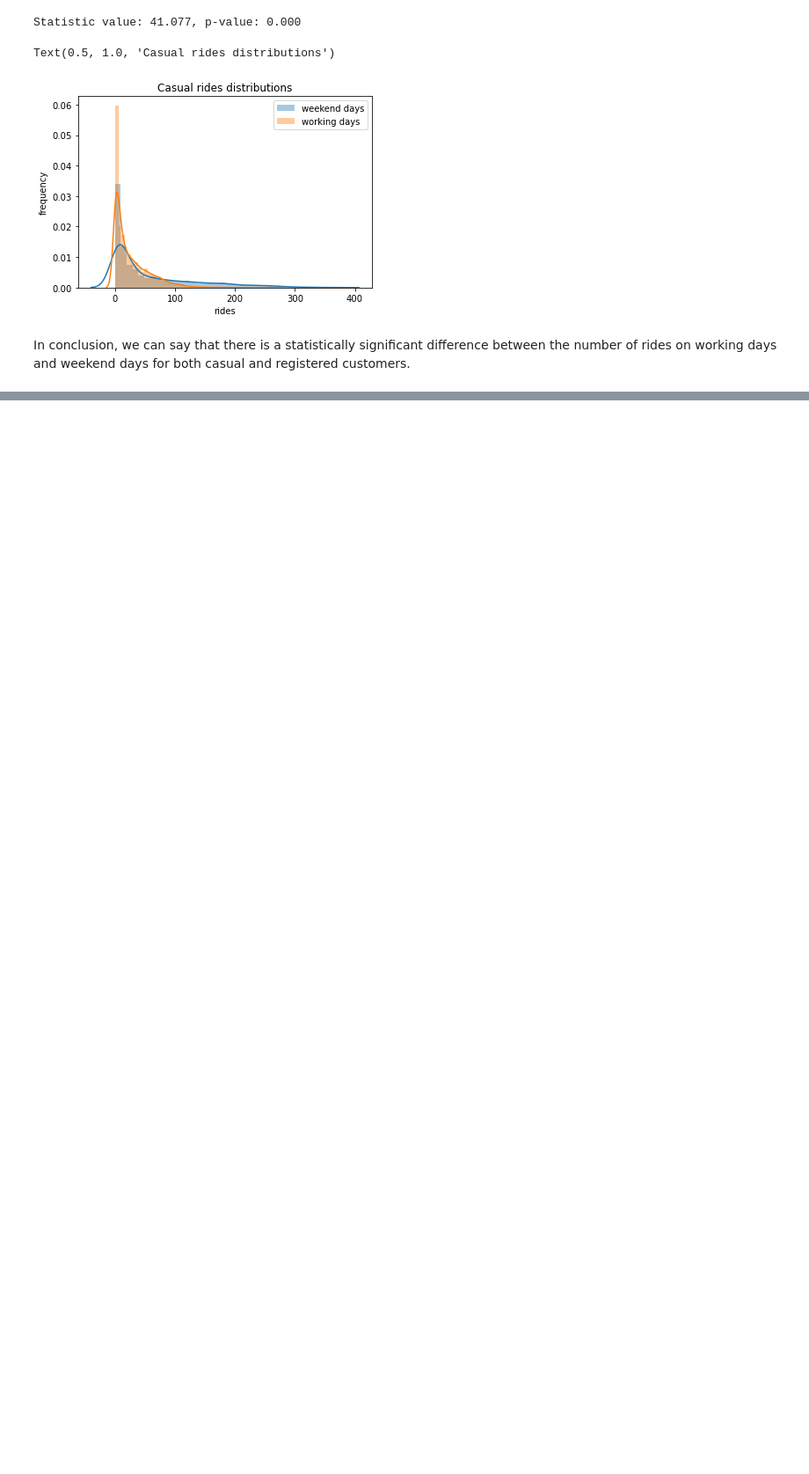
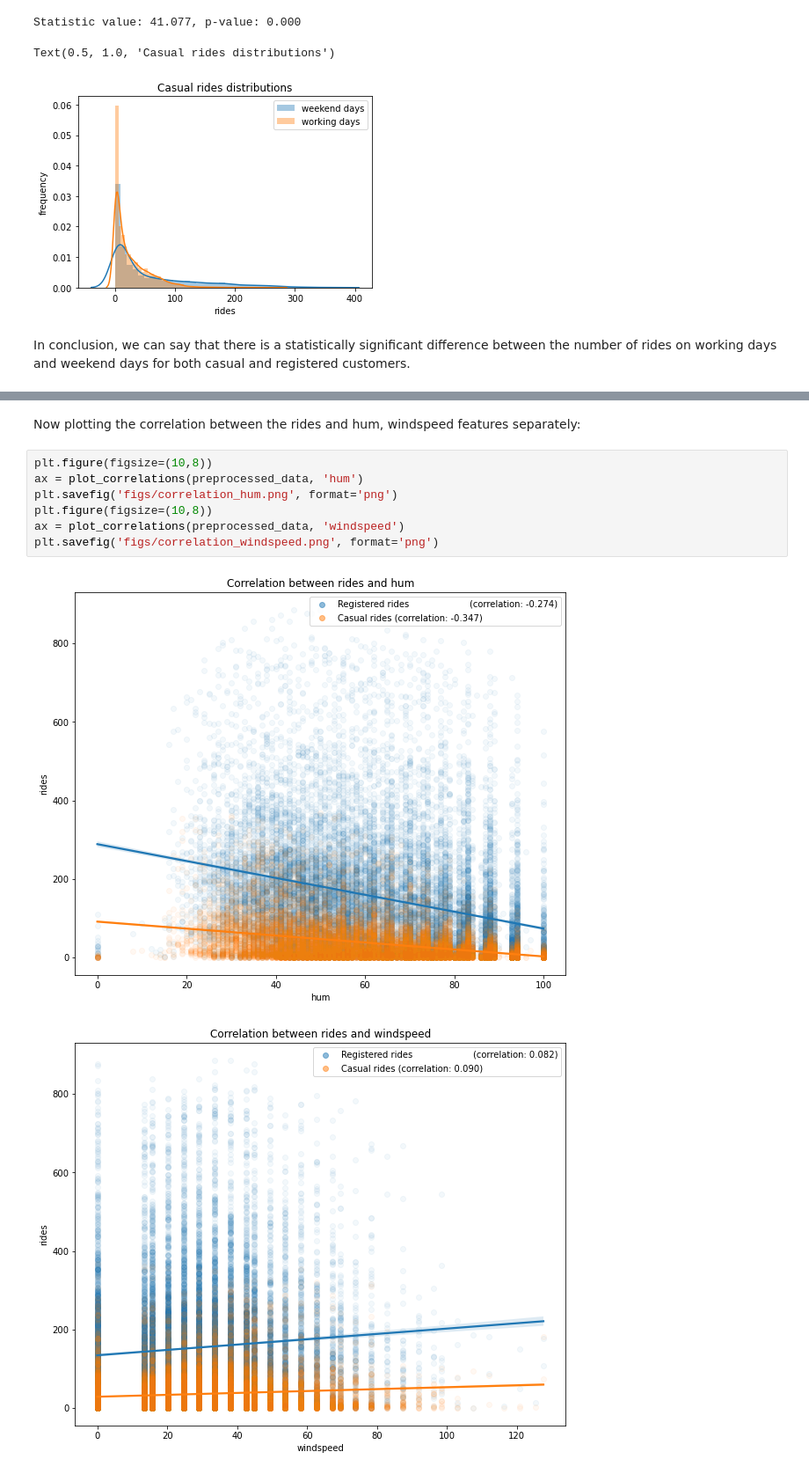
Before and after one commit to gianmaranon/biking_analysis, a Jupyter notebook: sharing_bike.ipynb, the cells around one changed output, grey strips where cells are left out. Shown at 88% size. Cells and saved outputs as stored; diff of their text form; blank space fills up the shorter version.

```diff
--- a/sharing_bike.ipynb
+++ b/sharing_bike.ipynb
@@ -602,0 +681,12 @@ In conclusion, we can say that there is a statistically significant difference b
+# %% [markdown]
+Now plotting the correlation between the rides and hum, windspeed features separately:
+# %%
+plt.figure(figsize=(10,8))
+ax = plot_correlations(preprocessed_data, 'hum')
+plt.savefig('figs/correlation_hum.png', format='png')
+plt.figure(figsize=(10,8))
+ax = plot_correlations(preprocessed_data, 'windspeed')
+plt.savefig('figs/correlation_windspeed.png', format='png')
+# %% [output]
+[figure, added]
+[figure, added]
```
Also changed, not shown: parts of 8 cells of this notebook, 5 other files.
